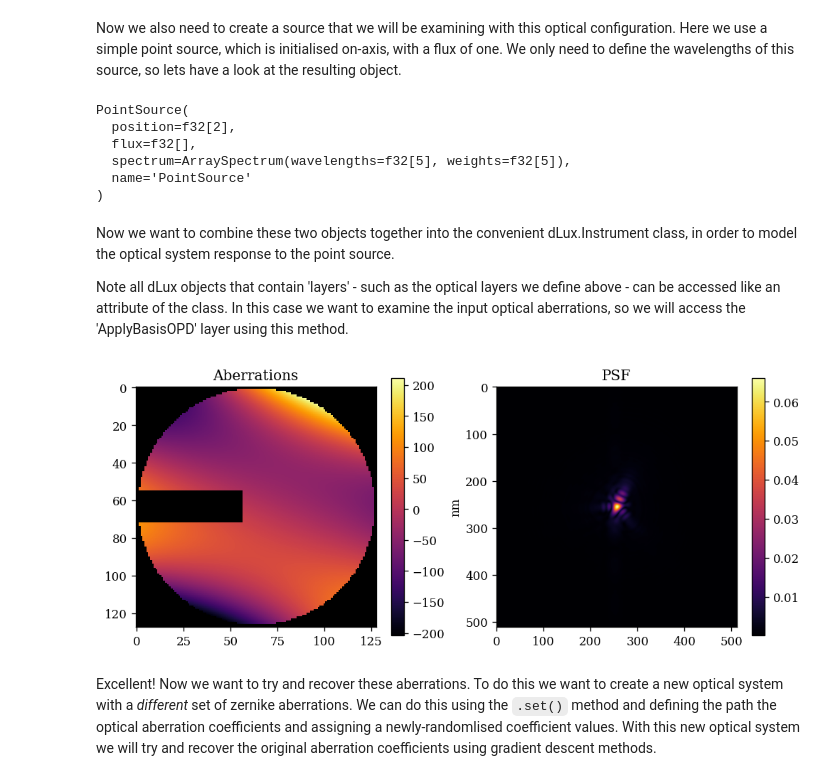
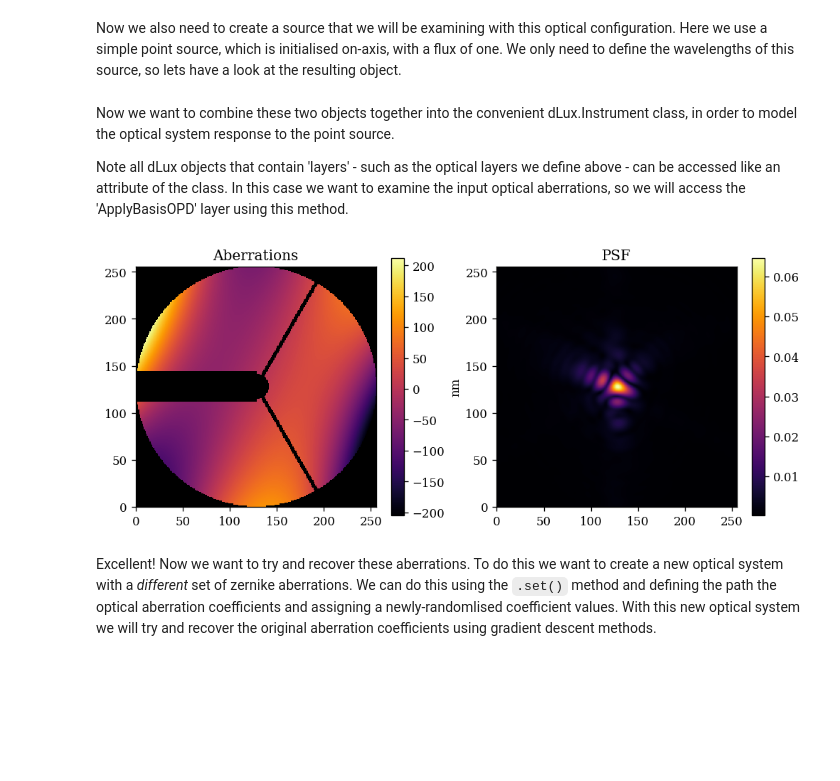
Before and after one commit to LouisDesdoigts/dLux, a Jupyter notebook: docs/notebooks/phase_retrieval_demo.ipynb, the cells around one changed output. Saved outputs shown, nothing was run; the diff lists cells and outputs as text; code cells hidden in the pictures; blank space fills up the shorter version.

```diff
--- a/docs/notebooks/phase_retrieval_demo.ipynb
+++ b/docs/notebooks/phase_retrieval_demo.ipynb
@@ -38,20 +38,20 @@ We also generate a Zernike basis in order to model some optical aberrations, omi
 As noted by [Martinache et al 2013](https://ui.adsabs.harvard.edu/abs/2013PASP..125..422M/abstract), you can only detect the sign of even-order aberrations if your pupil is not inversion-symmetric; so following that paper, we introduce a small bar asymmetry.
 # %%
 # Basic Optical Parameters
-aperture = 1.
-wf_npix = 128
-
-# Zernike parameters
-basis = dl.utils.zernike_basis(10, wf_npix, outside=0.)[3:]
-coeffs = 2e-8*jr.normal(jr.PRNGKey(0), [len(basis)])
+diameter = 1.
+wf_npix = 256
 
 # Detector Parameters
-det_npix = 512
+det_npix = 256
 det_pixsize = dl.utils.arcseconds_to_radians(1e-2)
 
 # Generate an asymmetry
-asymmetry = np.ones((wf_npix,wf_npix)).at[56:72,0:56].set(0)
+asymmetry = np.ones((wf_npix,wf_npix)).at[112:144,0:128].set(0)
 asymmetric_mask = dl.TransmissiveOptic(asymmetry)
+
+# Define the aberrations
+zernikes = np.arange(4, 11)
+coeffs = 2e-8*jr.normal(jr.PRNGKey(0), (len(zernikes),))
 # %% [markdown]
 Here is the core syntax of `dLux`: a list of optical layers. Unlike some other systems, we are *very* explicit about the whole optical system:
 
@@ -64,9 +64,9 @@ Here is the core syntax of `dLux`: a list of optical layers. Unlike some other s
 # %%
 # Define Optical Configuration
 optical_layers = [
-    dl.CreateWavefront    (wf_npix, aperture),
-    dl.ApplyBasisOPD      (basis, coeffs),
-    dl.CircularAperture   (aperture),
+    dl.CreateWavefront    (wf_npix, diameter),
+    dl.SimpleAperture(wf_npix, nstruts=3, secondary_ratio=0.1, strut_ratio=0.01,
+                      zernikes=zernikes, coefficients=coeffs),
     dl.TransmissiveOptic  (asymmetry),
     dl.NormaliseWavefront (),
     dl.AngularMFT         (det_npix, det_pixsize)]
@@ -76,14 +76,6 @@ Now we also need to create a source that we will be examining with this optical
 # Create a point source
 wavels = np.linspace(450e-9, 550e-9, 5)
 source = dl.PointSource(wavelengths=wavels)
-print(source)
-# %% [output]
-PointSource(
-  position=f32[2],
-  flux=f32[],
-  spectrum=ArraySpectrum(wavelengths=f32[5], weights=f32[5]),
-  name='PointSource'
-)
 # %% [markdown]
 Now we want to combine these two objects together into the convenient dLux.Instrument class, in order to model the optical system response to the point source.
 
@@ -91,32 +83,33 @@ Note all dLux objects that contain 'layers' - such as the optical layers we defi
 # %%
 # Construct the instrument with the source
 telescope = dl.Instrument(optical_layers=optical_layers, sources=[source])
 
 # Get aberrations
-aberr_in = telescope.ApplyBasisOPD.get_total_opd()
+aberr_in = telescope.CircularAperture.get_opd()
+aper_in = telescope.CircularAperture.get_aperture()
 
 # Get mask, setting nan values for visualisation
-mask = 1.0*((telescope.CircularAperture.get_aperture(wf_npix, aperture * 2)*asymmetry) > 1e-5) # for visualization, have a nan mask
+mask = 1.0*(aper_in*asymmetry > 1e-5) # for visualization, have a nan mask
 mask = mask.at[mask==False].set(np.nan)
 cmap = get_cmap("inferno")
 cmap.set_bad('k',1.)
 
 # Model the PSF using the .model() method
 psf = telescope.model()
 
 plt.figure(figsize=(10, 4))
 plt.subplot(1, 2, 1)
 plt.title("Aberrations")
 plt.imshow(mask*aberr_in*1e9, cmap=cmap)
 plt.colorbar(label='nm')
 
 plt.subplot(1, 2, 2)
 plt.title("PSF")
 plt.imshow(psf**0.5)
 plt.colorbar()
 plt.show()
 # %% [output]
-[figure, old version]
+[figure, new version]
 # %% [markdown]
 Excellent! Now we want to try and recover these aberrations. To do this we want to create a new optical system with a *different* set of zernike aberrations. We can do this using the `.set()` method and defining the path the optical aberration coefficients and assigning a newly-randomlised coefficient values. With this new optical system we will try and recover the original aberration coefficients using gradient descent methods.
 # %%
```
Also changed, not shown: parts of 5 cells of this notebook, 2 other files.
